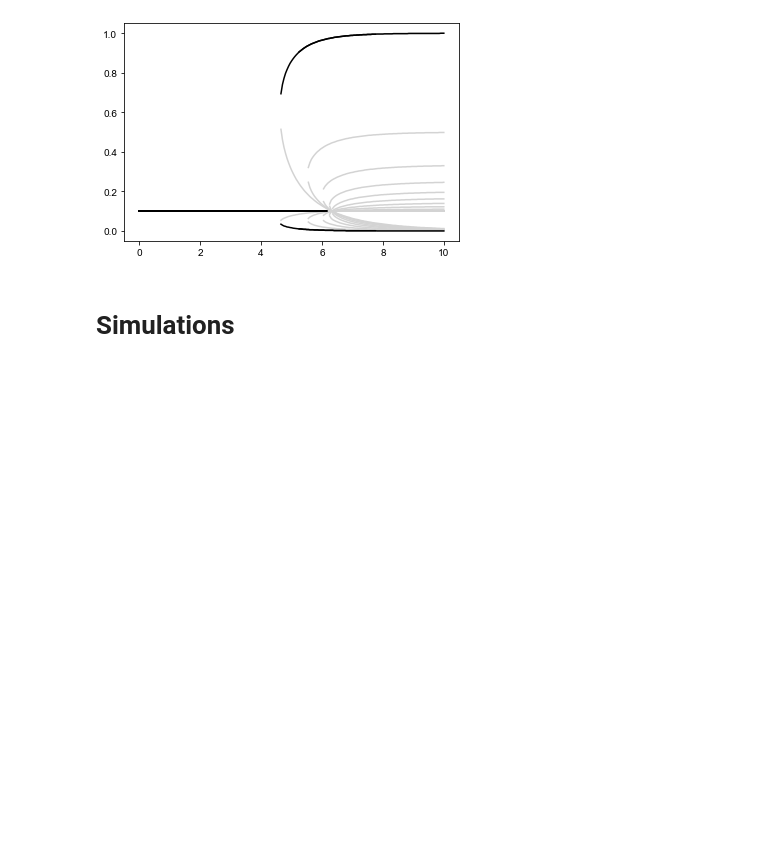
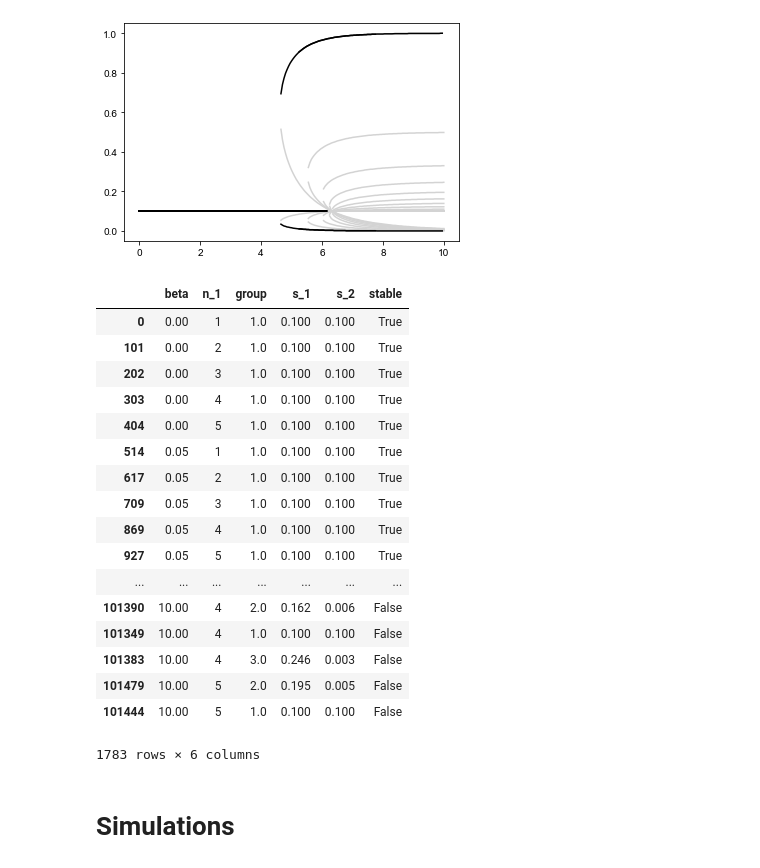
Before and after one commit to PhilChodrow/prestige_reinforcement, a Jupyter notebook: degree_numerics.ipynb, the cells around one changed output. Saved outputs shown, nothing was run; the diff lists cells and outputs as text; code cells hidden in the pictures; blank space fills up the shorter version.

```diff
--- a/degree_numerics.ipynb
+++ b/degree_numerics.ipynb
@@ -83,7 +83,8 @@ df = df.drop(['s_1', 's_2', 'rep'], axis = 1)
 
 df['group'] = df.groupby(['beta', 'n_1'])['s1'].rank(method = 'first')
 
-df = pd.concat([df, df.apply(lambda row: pd.Series(make_s(row.s1, row.s2, row.n_1, n)[[0,-1]], index = ['G1', 'G2'],),
+df = pd.concat([df, df.apply(lambda row: pd.Series(make_s(row.s1, row.s2, row.n_1, n)[[0,-1]], index = ['s_1', 's_2']),
                             result_type = 'expand',
                             axis = 1)],
               axis = 1)
+df = df.drop(['s1','s2'], axis = 1)
@@ -111,7 +133,7 @@ def test_stable(n_1, s_1, s_2, n, beta):
     except np.linalg.LinAlgError:
         return(False)
 # %%
-df['stable'] = df.apply(lambda row: test_stable(row.n_1, row.s1, row.s2, n, row.beta), axis = 1)
+df['stable'] = df.apply(lambda row: test_stable(row.n_1, row.s_1, row.s_2, n, row.beta), axis = 1)
 # smoothing, needs some care
 # df['stable'] = df.groupby(['n_1', 'group'])['stable'].transform(lambda g: g.max())
 
@@ -136,3 +160,24 @@ plt.plot(df.beta[ix], df.G2[ix], zorder = 1, color = 'black')
+# %%
+df
+# %% [output]
+|  | beta | n_1 | group | s_1 | s_2 | stable |
+| 0 | 0.00 | 1 | 1.0 | 0.100 | 0.100 | True |
+| 101 | 0.00 | 2 | 1.0 | 0.100 | 0.100 | True |
+| 202 | 0.00 | 3 | 1.0 | 0.100 | 0.100 | True |
+| 303 | 0.00 | 4 | 1.0 | 0.100 | 0.100 | True |
+| 404 | 0.00 | 5 | 1.0 | 0.100 | 0.100 | True |
+| 514 | 0.05 | 1 | 1.0 | 0.100 | 0.100 | True |
+| 617 | 0.05 | 2 | 1.0 | 0.100 | 0.100 | True |
+| 709 | 0.05 | 3 | 1.0 | 0.100 | 0.100 | True |
+| 869 | 0.05 | 4 | 1.0 | 0.100 | 0.100 | True |
+| 927 | 0.05 | 5 | 1.0 | 0.100 | 0.100 | True |
+| ... | ... | ... | ... | ... | ... | ... |
+| 101390 | 10.00 | 4 | 2.0 | 0.162 | 0.006 | False |
+| 101349 | 10.00 | 4 | 1.0 | 0.100 | 0.100 | False |
+| 101383 | 10.00 | 4 | 3.0 | 0.246 | 0.003 | False |
+| 101479 | 10.00 | 5 | 2.0 | 0.195 | 0.005 | False |
+| 101444 | 10.00 | 5 | 1.0 | 0.100 | 0.100 | False |
+1783 rows × 6 columns
 # %% [markdown]
 # Simulations
 # %%
```
Also changed, not shown: parts of 6 cells of this notebook, 6 other files.
